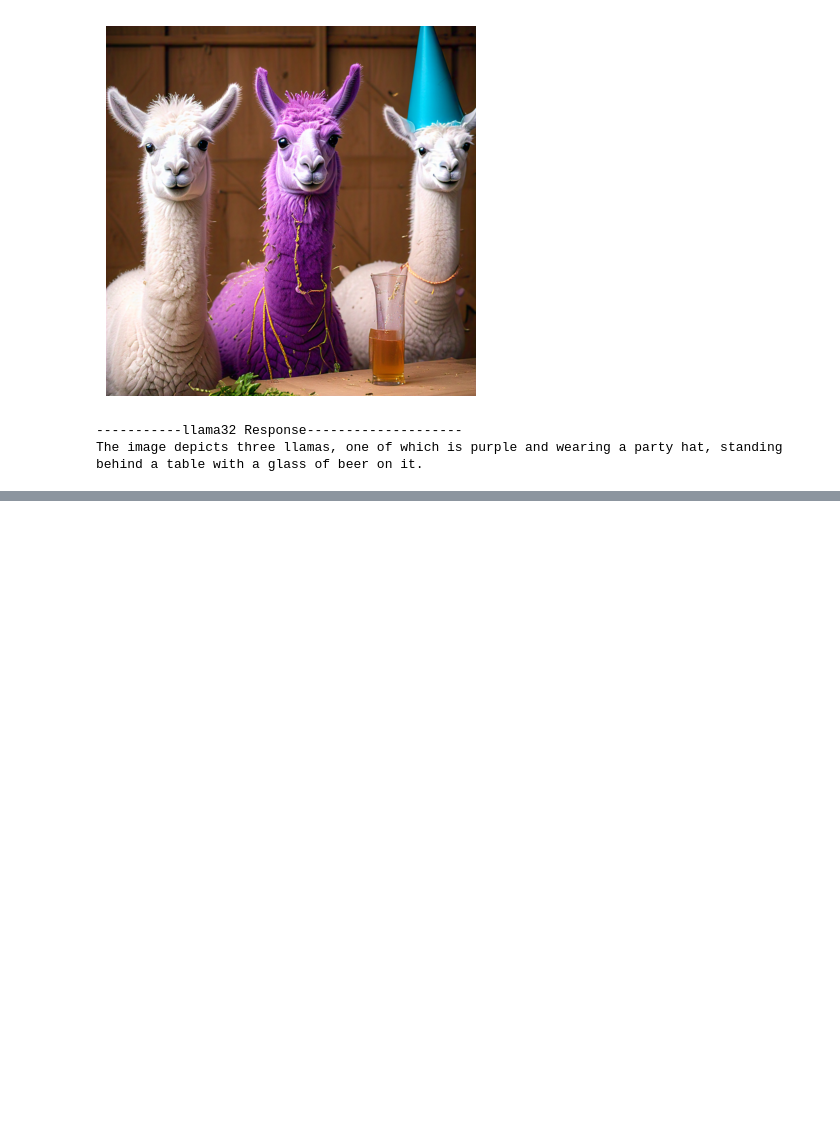
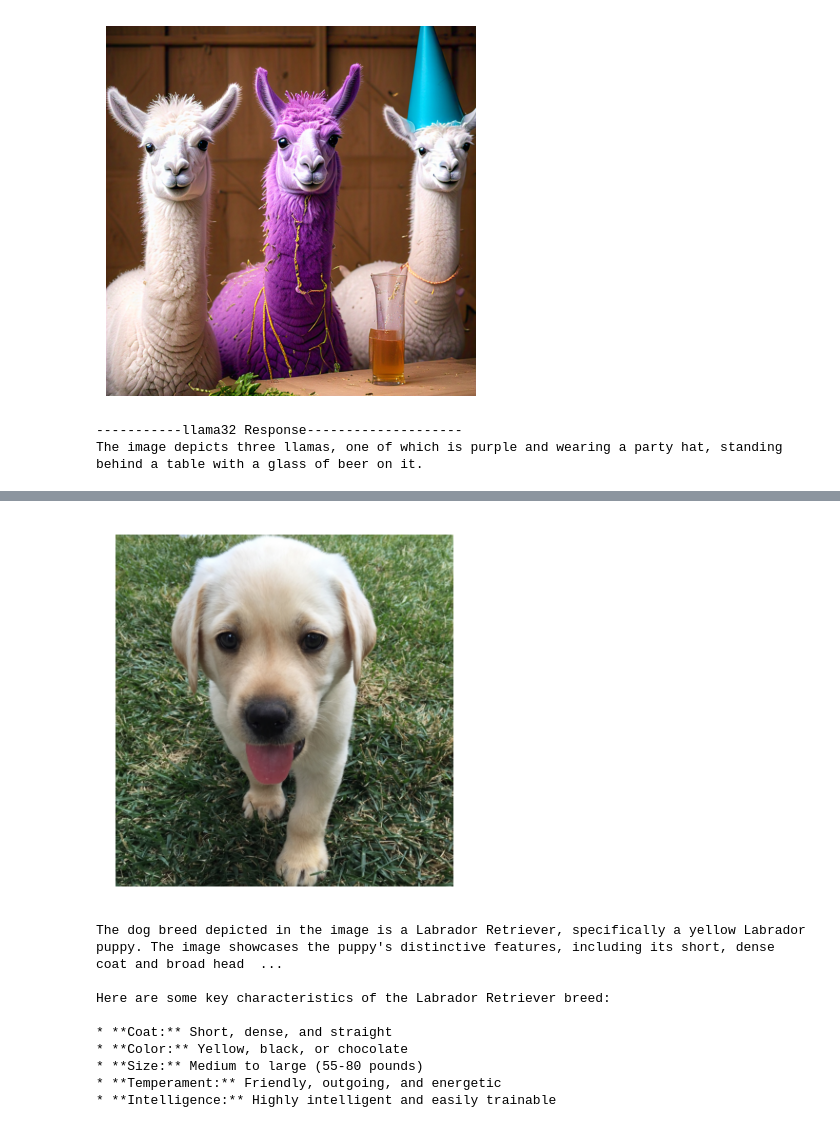
Before and after one commit to rsingla/agenticrag, a Jupyter notebook: llama_multimodal.ipynb, the cells around one changed output, grey strips where cells are left out. Saved outputs shown, nothing was run; the diff lists cells and outputs as text; code cells hidden in the pictures; blank space fills up the shorter version.

```diff
--- a/llama_multimodal.ipynb
+++ b/llama_multimodal.ipynb
@@ -87,0 +124,21 @@ The image depicts three llamas, one of which is purple and wearing a party hat,
+# %%
+#Dog breed analysis
+
+disp_image("images/ww1.jpg")
+
+question = (("What dog breed is this? Describe in one paragraph,"
+             "and 3-5 short bullet points"))
+base64_image = encode_image("images/ww1.jpg")
+result = llama32pi(question, f"embedded-picture")
+print(result)
+# %% [output]
+[figure, added]
+The dog breed depicted in the image is a Labrador Retriever, specifically a yellow Labrador puppy. The image showcases the puppy's distinctive features, including its short, dense coat and broad head  ...
+
+Here are some key characteristics of the Labrador Retriever breed:
+
+* **Coat:** Short, dense, and straight
+* **Color:** Yellow, black, or chocolate
+* **Size:** Medium to large (55-80 pounds)
+* **Temperament:** Friendly, outgoing, and energetic
+* **Intelligence:** Highly intelligent and easily trainable
```
Also changed, not shown: parts of 5 cells of this notebook, 2 other files.
